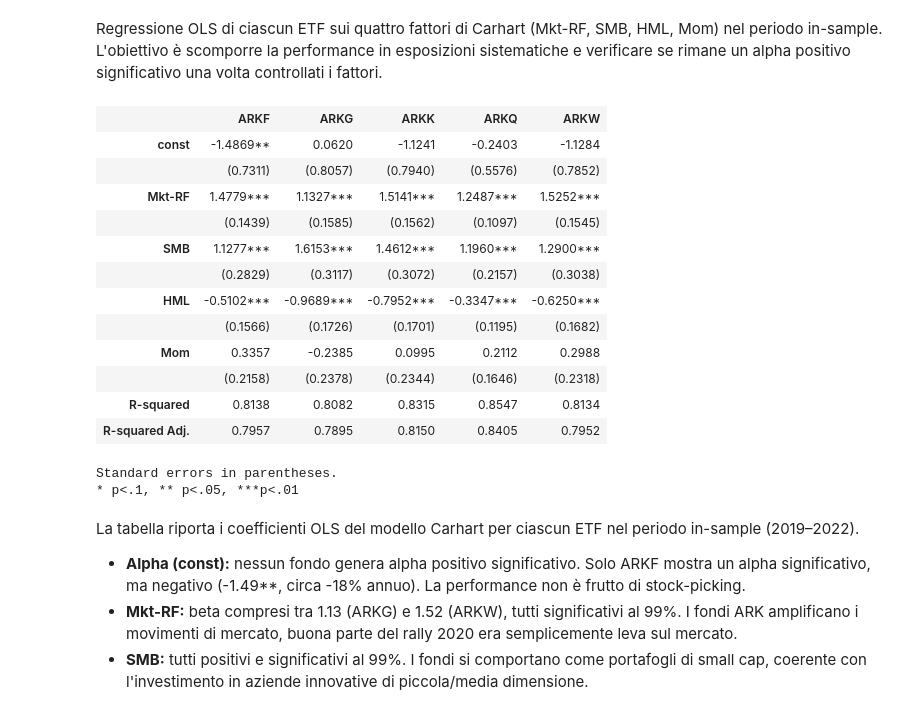
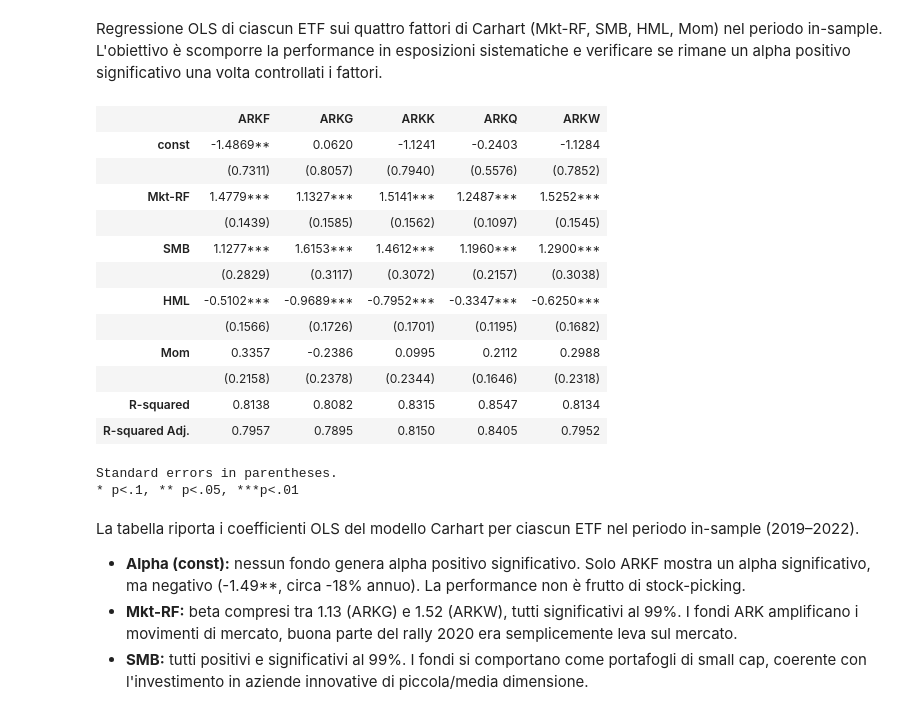
Before and after one commit to fenicola/Ark_Invest_skill_or_luck, a Jupyter notebook: skill_or_luck.ipynb, the cells around one changed output. Cells and saved outputs as stored; diff of their text form; code cells hidden in the pictures.

```diff
--- a/skill_or_luck.ipynb
+++ b/skill_or_luck.ipynb
@@ -298,31 +298,31 @@ Nonostante i diversi temi dichiarati (genomica, fintech, robotica…), i cinque
 Regressione OLS di ciascun ETF sui quattro fattori di Carhart (Mkt-RF, SMB, HML, Mom) nel periodo in-sample. L'obiettivo è scomporre la performance in esposizioni sistematiche e verificare se rimane un alpha positivo significativo una volta controllati i fattori.
 # %%
 # Allineamento fattori e excess returns — solo periodo in-sample
-capm4 = pd.concat([ff4f, er], axis=1).dropna()
-capm4_is = capm4.loc[:split]
+capm4 = pd.concat([ff4f[['Mkt-RF', 'SMB', 'HML', 'Mom']], er], axis=1).dropna()
+capm4_is  = capm4.loc[:split]
 capm4_oos = capm4.loc[split:]
 
 x1 = capm4_is[['Mkt-RF', 'SMB', 'HML', 'Mom']]
 x  = sm.add_constant(x1)
 y  = capm4_is[etf_tickers]
 
 # Regressioni OLS — modello Carhart a 4 fattori
 regr_4f = []
 for i in range(len(y.columns)):
     regr_4f.append(sm.OLS(y.iloc[:, i], x).fit())
 
 summary_col(regr_4f, stars=True)
 # %% [output]
 |  | ARKF | ARKG | ARKK | ARKQ | ARKW |
 | const | -1.4869** | 0.0620 | -1.1241 | -0.2403 | -1.1284 |
 |  | (0.7311) | (0.8057) | (0.7940) | (0.5576) | (0.7852) |
 | Mkt-RF | 1.4779*** | 1.1327*** | 1.5141*** | 1.2487*** | 1.5252*** |
 |  | (0.1439) | (0.1585) | (0.1562) | (0.1097) | (0.1545) |
 | SMB | 1.1277*** | 1.6153*** | 1.4612*** | 1.1960*** | 1.2900*** |
 |  | (0.2829) | (0.3117) | (0.3072) | (0.2157) | (0.3038) |
 | HML | -0.5102*** | -0.9689*** | -0.7952*** | -0.3347*** | -0.6250*** |
 |  | (0.1566) | (0.1726) | (0.1701) | (0.1195) | (0.1682) |
-| Mom | 0.3357 | -0.2385 | 0.0995 | 0.2112 | 0.2988 |
+| Mom | 0.3357 | -0.2386 | 0.0995 | 0.2112 | 0.2988 |
 |  | (0.2158) | (0.2378) | (0.2344) | (0.1646) | (0.2318) |
 | R-squared | 0.8138 | 0.8082 | 0.8315 | 0.8547 | 0.8134 |
 | R-squared Adj. | 0.7957 | 0.7895 | 0.8150 | 0.8405 | 0.7952 |
```
Also changed, not shown: parts of 4 cells of this notebook.
